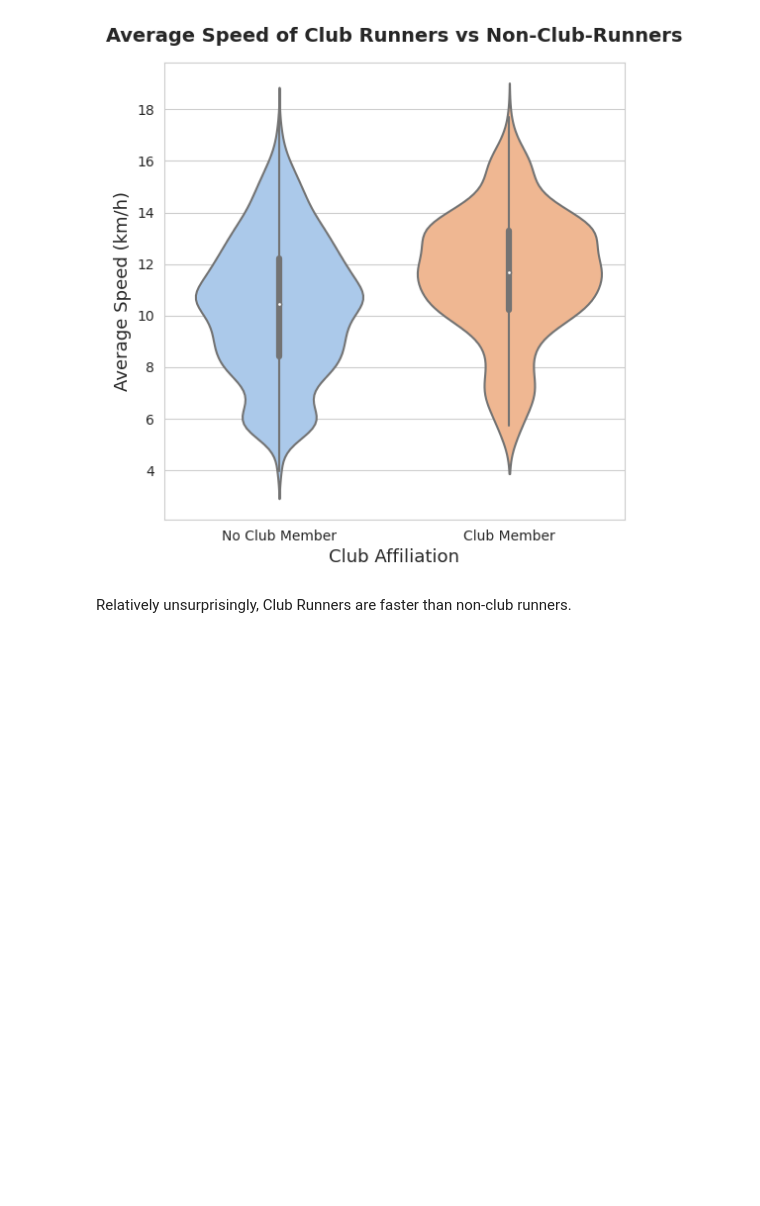
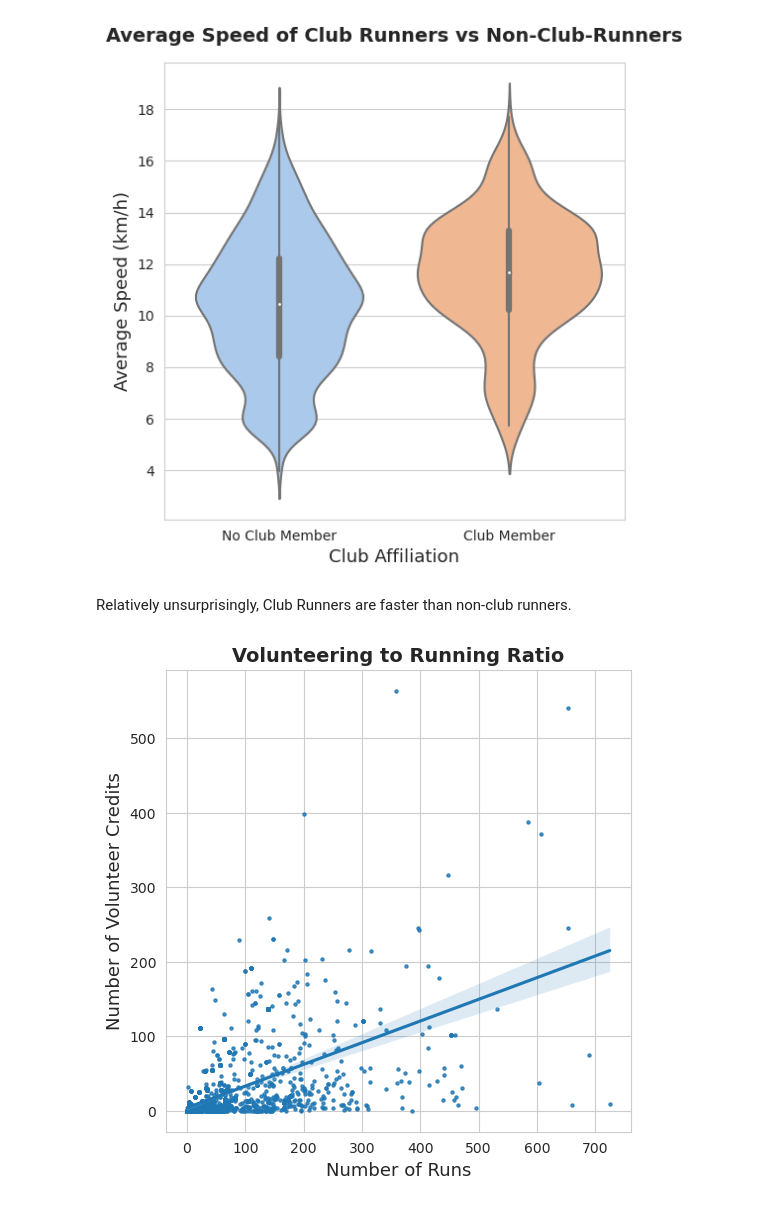
Before and after one commit to moejakob/konstanz5k, a Jupyter notebook: 2024-09-11_5k_project.ipynb, the cells around one changed output. Drawn from its saved outputs; the diff is of its cells as text; code cells hidden in the pictures; blank space fills up the shorter version.

```diff
--- a/2024-09-11_5k_project.ipynb
+++ b/2024-09-11_5k_project.ipynb
@@ -348,3 +348,14 @@ plt.show()
 [figure]
 # %% [markdown]
 Relatively unsurprisingly, Club Runners are faster than non-club runners.
+# %%
+plt.figure(figsize=(6,6))
+
+sns.regplot(data=full_results, x='no_runs', y='no_volunteered', scatter_kws={'s':5})
+plt.title('Volunteering to Running Ratio', fontsize=14, fontweight='bold')
+plt.xlabel('Number of Runs', fontsize=13)
+plt.ylabel('Number of Volunteer Credits', fontsize=13)
+
+plt.show()
+# %% [output]
+[figure, added]
```
Also changed, not shown: parts of 10 cells of this notebook.
